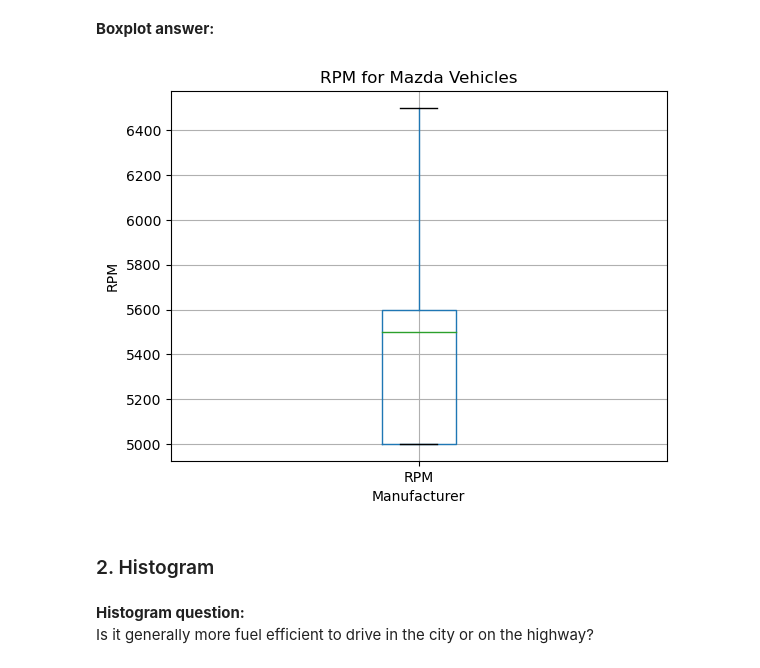
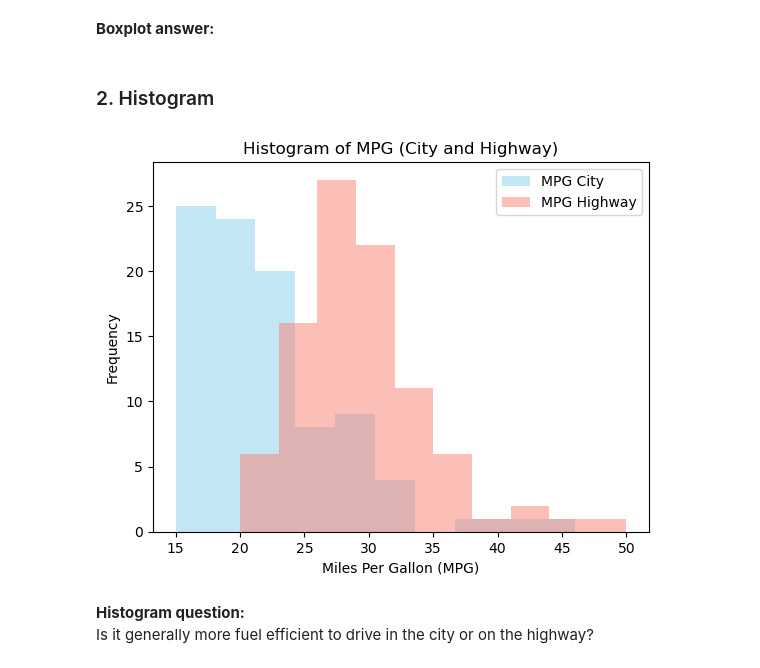
Before and after one commit to APape95/Data_Visualisation, a Jupyter notebook: data_viz_task.ipynb, the cells around one changed output. Cells and saved outputs as stored; diff of their text form; code cells hidden in the pictures.

```diff
--- a/data_viz_task.ipynb
+++ b/data_viz_task.ipynb
@@ -33,16 +49,14 @@ Which of these manufacturers has the car with the highest revs per mile?
 # %% [markdown]
 **Boxplot answer:**
 # %%
-# Filter the data for manufacturer 'Mazda'
-mazda_data = car_data[car_data['Manufacturer'] == 'Mazda']
+# Filter the data for manufacturer 'Geo'
+geo_data = car_data[car_data['Manufacturer'] == 'Geo']
 
-# Plot the boxplot for 'RPM' of Mazda vehicles
-mazda_data.boxplot(column="RPM")
-plt.title("RPM for Mazda Vehicles")
-plt.xlabel("Mazda")
-plt.ylabel("RPM")
+# Plot the boxplot for 'RPM' of Geo vehicles
+geo_data.boxplot(column="Rev.per.mile")
+plt.title("RPM for Geo Vehicles")
+plt.xlabel("Geo")
+plt.ylabel("Revs Per Mile")
 plt.show()
-# %% [output]
-[figure, removed]
 # %% [markdown]
 ### 2. Histogram
@@ -51,3 +63,16 @@ plt.show()
+# %%
+# Histogram of MPG
+
+# Create histograms for MPG.city and MPG.highway using matplotlib
+plt.hist(car_data["MPG.city"], bins=10, color='skyblue', alpha=0.5, label='MPG City')
+plt.hist(car_data["MPG.highway"], bins=10, color='salmon', alpha=0.5, label='MPG Highway')
+plt.xlabel("Miles Per Gallon (MPG)")
+plt.ylabel("Frequency")
+plt.title("Histogram of MPG (City and Highway)")
+plt.legend()
+plt.show()
+# %% [output]
+[figure, added]
 # %% [markdown]
 **Histogram question:**
 Is it generally more fuel efficient to drive in the city or on the highway?
```
Also changed, not shown: parts of 5 cells of this notebook.
